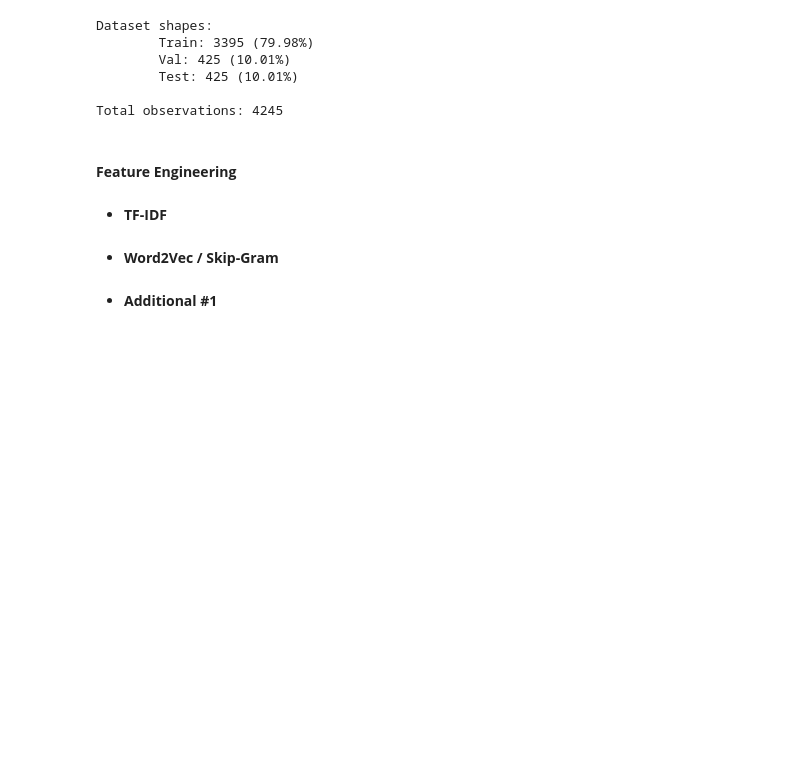
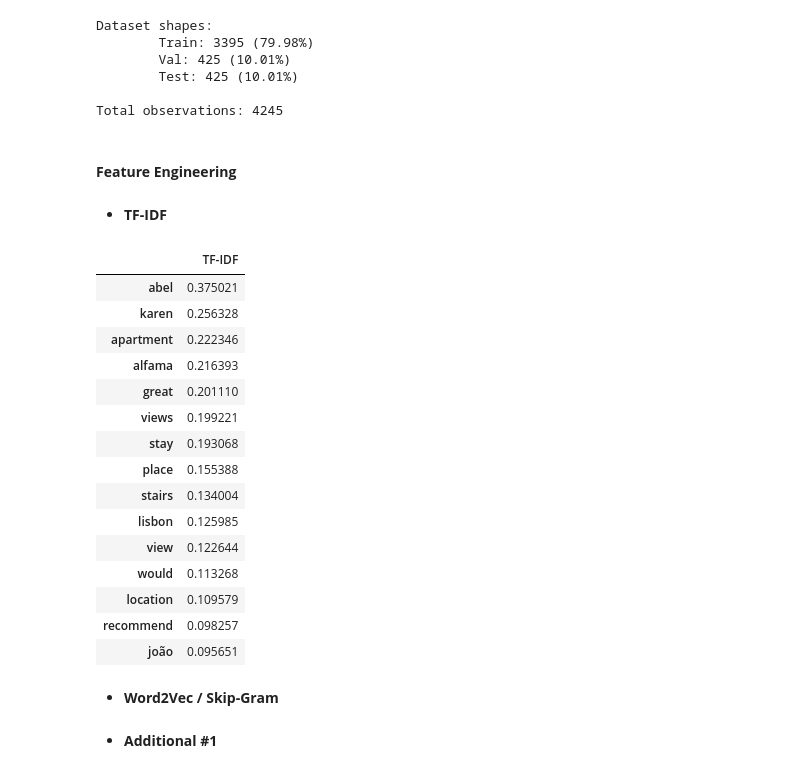
Before and after one commit to fmportela/text-mining-group-project-23-24, a Jupyter notebook: group-3-main.ipynb, the cells around one changed output. Cells and saved outputs as stored; diff of their text form; code cells hidden in the pictures; blank space fills up the shorter version.

```diff
--- a/group-3-main.ipynb
+++ b/group-3-main.ipynb
@@ -1029,0 +1055,21 @@ Took 159.55 seconds
+# %%
+def stem(text, lang='en'):
+    if pd.isna(text):
+        return text
+
+    if lang in nltk_stemmers.keys():
+        stemmer = nltk_stemmers[lang]
+        text = ' '.join([stemmer.stem(t) for t in word_tokenize(text)])
+
+    return text
+
+
+start = time.perf_counter()
+
+train_merged['stem_description'] = train_merged['index'].map(map_from_unique(stem, 'clean_description', 'clean_description_lang'))
+train_merged['stem_host_about'] = train_merged['index'].map(map_from_unique(stem, 'clean_host_about', 'clean_host_about_lang'))
+train_merged['stem_comments'] = train_merged.apply(lambda row: stem(row['clean_comments'], row['clean_comments_lang']), axis=1)
+
+print(f'Took {time.perf_counter() - start:0.2f} seconds')
+
+# ... around 9 minutes
@@ -1161,8 +1344,8 @@ print(grouped_train.shape)
 # due to sheer amount of data k-fold cross-validation will not be feasible
 # so a train-val-test split is preferred
 
-X = grouped_train['lemma_comments']
-y = grouped_train['unlisted']
+X = list(grouped_train['lemma_comments'])
+y = list(grouped_train['unlisted'])
 
 def two_step_proportions(train_p, val_p, test_p):
     """
@@ -1218,3 +1391,34 @@ def tfidf_vectorize():
+# %%
+tfidf_vectorizer = TfidfVectorizer()
+
+X_train_tfidf = tfidf_vectorizer.fit_transform(X_train)
+X_val_tfidf = tfidf_vectorizer.transform(X_val)
+X_test_tfidf = tfidf_vectorizer.transform(X_test)
+
+# ... TODO check all class arguments!
+# %%
+(pd.DataFrame(X_train_tfidf[0].T.todense(), index=tfidf_vectorizer.get_feature_names_out(), columns=["TF-IDF"])
+.sort_values('TF-IDF', ascending=False)
+.head(15))
+
+# TODO remove people's names and locations
+# %% [output]
+|  | TF-IDF |
+| abel | 0.375021 |
+| karen | 0.256328 |
+| apartment | 0.222346 |
+| alfama | 0.216393 |
+| great | 0.201110 |
+| views | 0.199221 |
+| stay | 0.193068 |
+| place | 0.155388 |
+| stairs | 0.134004 |
+| lisbon | 0.125985 |
+| view | 0.122644 |
+| would | 0.113268 |
+| location | 0.109579 |
+| recommend | 0.098257 |
+| joão | 0.095651 |
 # %% [markdown]
 - **Word2Vec / Skip-Gram**
 # %% [markdown]
```
Also changed, not shown: parts of 17 cells of this notebook.
